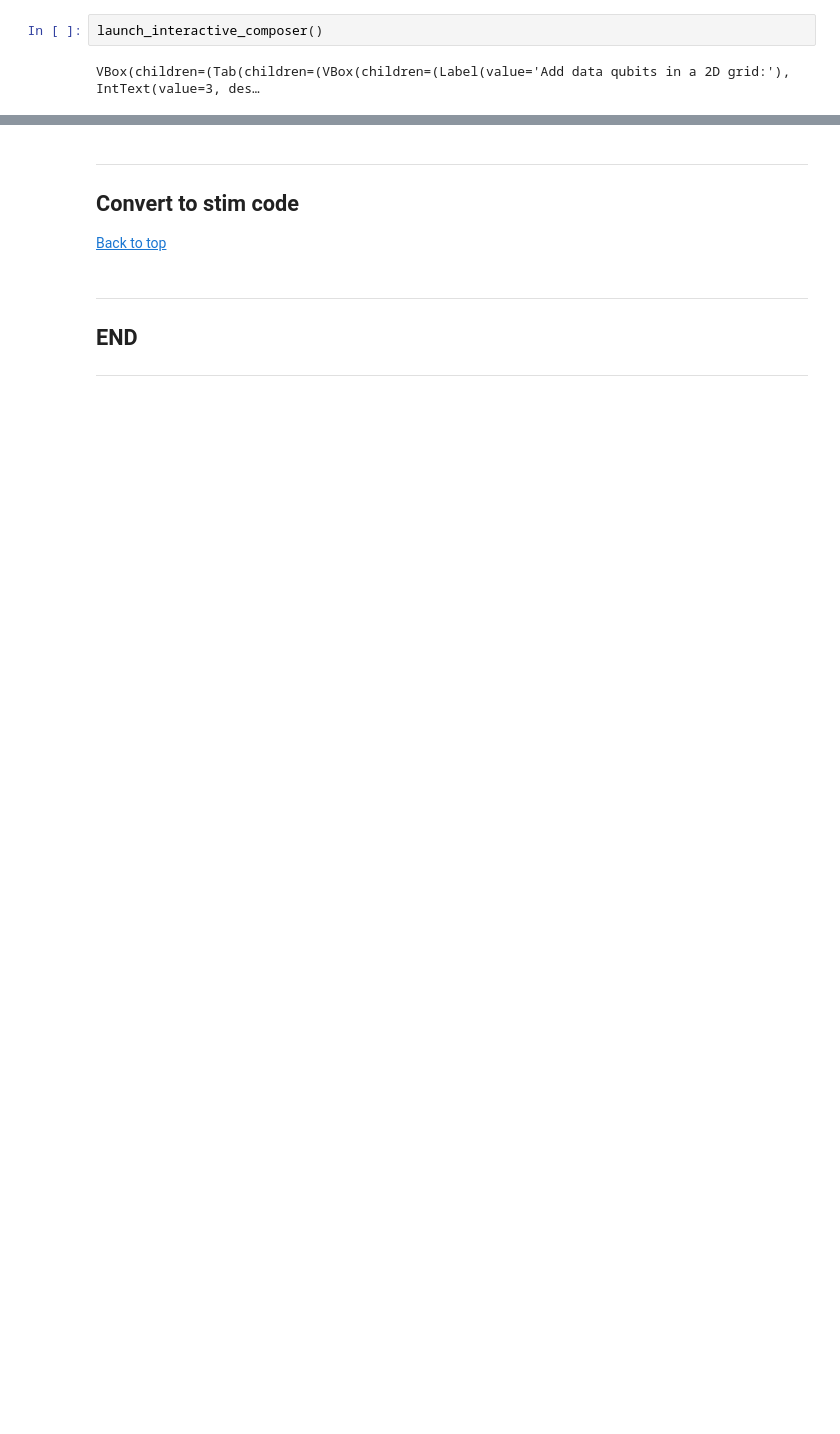
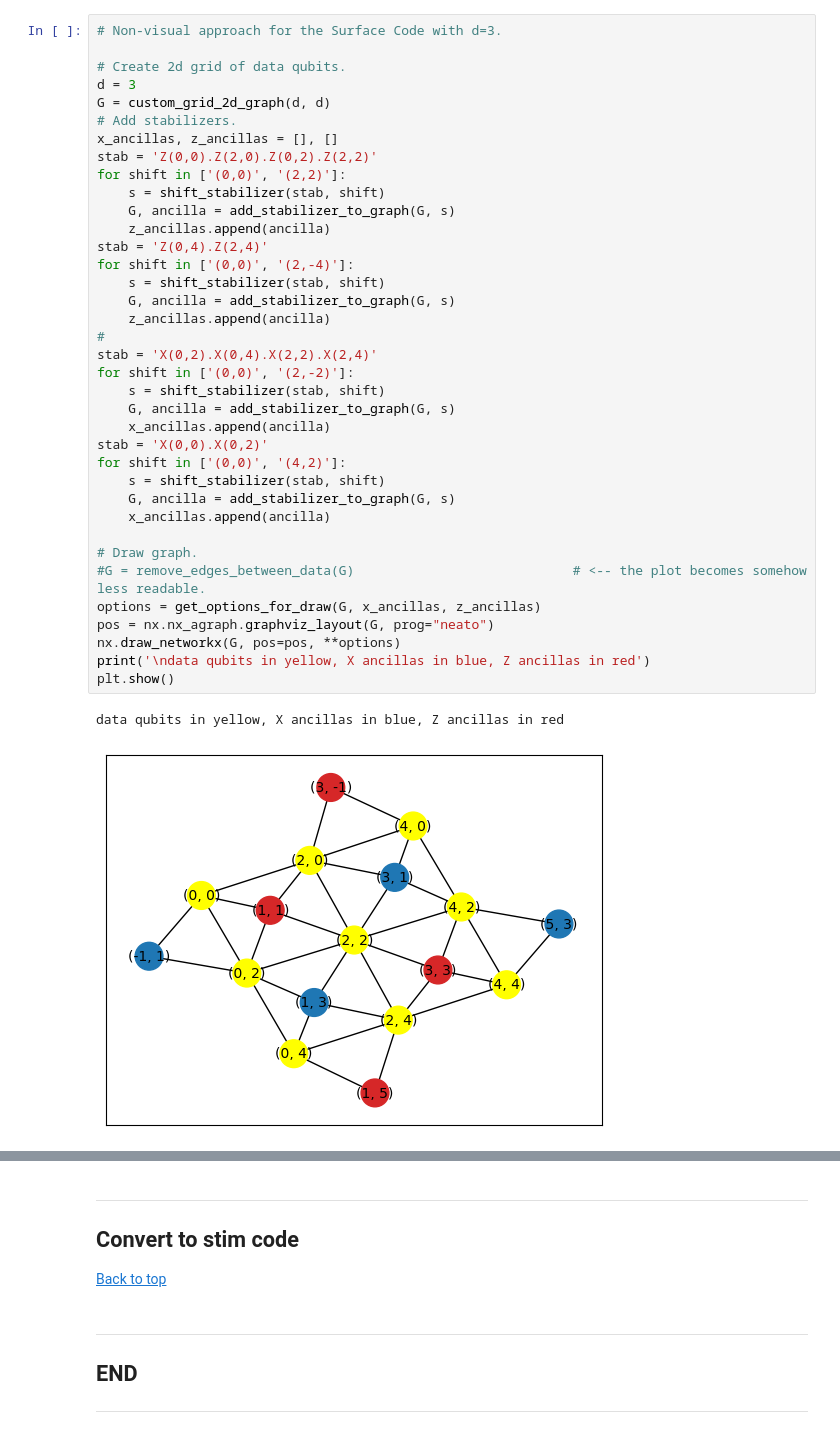
Before and after one commit to giangiac/tqec, a Jupyter notebook: proj_making-plaquettes/test.ipynb, the cells around one changed output, grey strips where cells are left out. Cells and saved outputs as stored; diff of their text form; blank space fills up the shorter version.

Commit message:
Add non-visual use to the notebook

```diff
--- a/proj_making-plaquettes/test.ipynb
+++ b/proj_making-plaquettes/test.ipynb
@@ -49,5 +52,41 @@ working directory: /data/nfs_home/giangiac/tqec/proj_making-plaquettes
 <a href=#top>Back to top</a>
-# %%
-launch_interactive_composer()
-# %% [output]
-VBox(children=(Tab(children=(VBox(children=(Label(value='Add data qubits in a 2D grid:'), IntText(value=3, des…
+# %%
+# Non-visual approach for the Surface Code with d=3.
+
+# Create 2d grid of data qubits.
+d = 3
+G = custom_grid_2d_graph(d, d)
+# Add stabilizers.
+x_ancillas, z_ancillas = [], []
+stab = 'Z(0,0).Z(2,0).Z(0,2).Z(2,2)'
+for shift in ['(0,0)', '(2,2)']:
+    s = shift_stabilizer(stab, shift)
+    G, ancilla = add_stabilizer_to_graph(G, s)
+    z_ancillas.append(ancilla)
+stab = 'Z(0,4).Z(2,4)'
+for shift in ['(0,0)', '(2,-4)']:
+    s = shift_stabilizer(stab, shift)
+    G, ancilla = add_stabilizer_to_graph(G, s)
+    z_ancillas.append(ancilla)
+#
+stab = 'X(0,2).X(0,4).X(2,2).X(2,4)'
+for shift in ['(0,0)', '(2,-2)']:
+    s = shift_stabilizer(stab, shift)
+    G, ancilla = add_stabilizer_to_graph(G, s)
+    x_ancillas.append(ancilla)
+stab = 'X(0,0).X(0,2)'
+for shift in ['(0,0)', '(4,2)']:
+    s = shift_stabilizer(stab, shift)
+    G, ancilla = add_stabilizer_to_graph(G, s)
+    x_ancillas.append(ancilla)
+
+# Draw graph.
+#G = remove_edges_between_data(G)                            # <-- the plot becomes somehow less readable.
+options = get_options_for_draw(G, x_ancillas, z_ancillas)
+pos = nx.nx_agraph.graphviz_layout(G, prog="neato")
+nx.draw_networkx(G, pos=pos, **options)
+print('\ndata qubits in yellow, X ancillas in blue, Z ancillas in red')
+plt.show()
+# %% [output]
+data qubits in yellow, X ancillas in blue, Z ancillas in red
+[figure, added]
```
Also changed, not shown: parts of 4 cells of this notebook, 2 other files.
